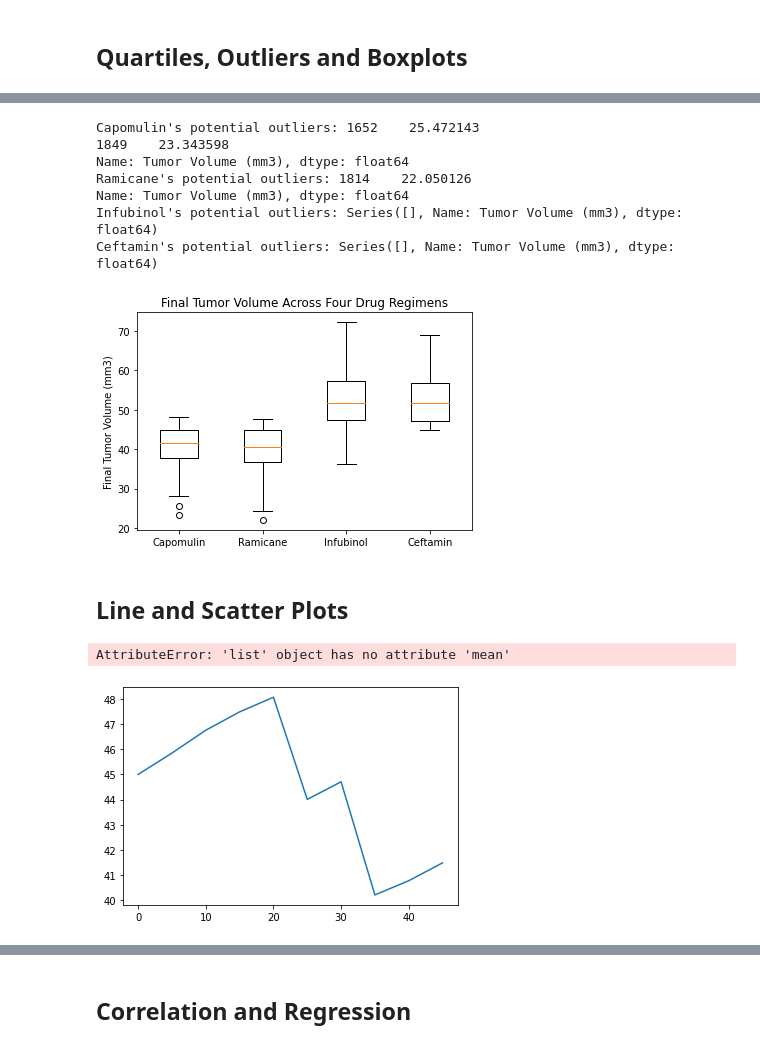
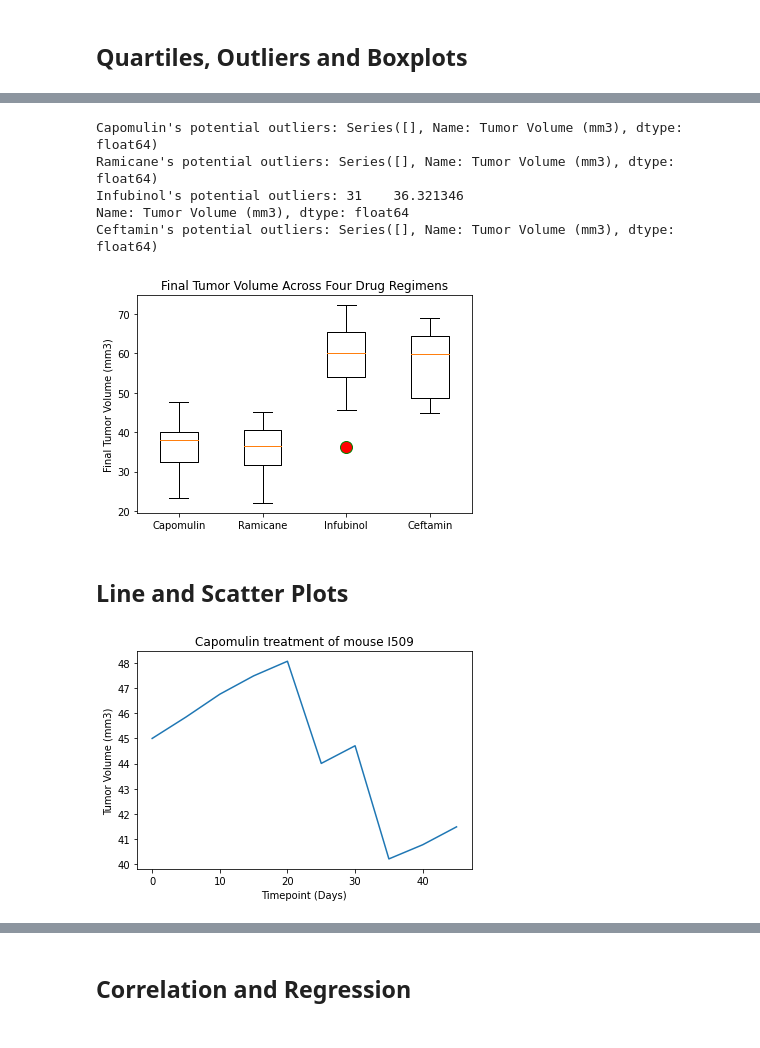
Before and after one commit to estellesantini/data-visualizations-challenge, a Jupyter notebook: Pymaceuticals/pymaceuticals.ipynb, the cells around one changed output, grey strips where cells are left out. Saved outputs shown, nothing was run; the diff lists cells and outputs as text; code cells hidden in the pictures.

```diff
--- a/Pymaceuticals/pymaceuticals.ipynb
+++ b/Pymaceuticals/pymaceuticals.ipynb
@@ -264,9 +282,12 @@ drugs = ['Capomulin', 'Ramicane', 'Infubinol', 'Ceftamin']
 # Create empty list to fill with tumor vol data (for plotting)
 tumor_vol_data = []
 
+# Create a for loop that iterates through the four treatments
 for treatment in drugs:
-    group_df = four_treatments_df[four_treatments_df['Drug Regimen'] == treatment]
+    group_df = timepoint_merge[timepoint_merge['Drug Regimen'] == treatment]
     tumor_volumes = group_df['Tumor Volume (mm3)']
+
+# Define quartiles, lower bound, upper bound, and potential outliers
     quartiles = tumor_volumes.quantile([.25,.5,.75])
     lowerq = quartiles[0.25]
     upperq = quartiles[0.75]
@@ -277,41 +298,45 @@ for treatment in drugs:
     print(f"{treatment}'s potential outliers: {outliers}")
     tumor_vol_data.append(tumor_volumes)
 # %% [output]
-Capomulin's potential outliers: 1652    25.472143
-1849    23.343598
+Capomulin's potential outliers: Series([], Name: Tumor Volume (mm3), dtype: float64)
+Ramicane's potential outliers: Series([], Name: Tumor Volume (mm3), dtype: float64)
+Infubinol's potential outliers: 31    36.321346
 Name: Tumor Volume (mm3), dtype: float64
-Ramicane's potential outliers: 1814    22.050126
-Name: Tumor Volume (mm3), dtype: float64
-Infubinol's potential outliers: Series([], Name: Tumor Volume (mm3), dtype: float64)
 Ceftamin's potential outliers: Series([], Name: Tumor Volume (mm3), dtype: float64)
 # %%
 # Generate a box plot that shows the distrubution of the tumor volume for each treatment group.
+flierprops = dict(marker='o', markerfacecolor='r', markersize=12,
+                linestyle='none', markeredgecolor='g')
 fig1, ax1 = plt.subplots()
+
+#Labels
 ax1.set_title('Final Tumor Volume Across Four Drug Regimens')
 ax1.set_ylabel('Final Tumor Volume (mm3)')
 ax1.set_xticklabels(drugs)
-ax1.boxplot(tumor_vol_data)
+
+#Create a boxplot
+ax1.boxplot(tumor_vol_data, flierprops=flierprops)
+
 plt.show()
 # %% [output]
-[figure, old version]
+[figure, new version]
 # %% [markdown]
 ## Line and Scatter Plots
 # %%
 # Generate a line plot of tumor volume vs. time point for a mouse treated with Capomulin
 
 #Look at all data for a mouse treated with Capomul
 capomul_mouse = clean_df[(clean_df['Mouse ID'] == 'l509')]
 
 #Plot the volume vs. time point for that mouse
-plt.plot(capomul_mouse["Timepoint"], capomul_mouse["Tumor Volume (mm3)"]).mean()
+plt.plot(capomul_mouse["Timepoint"], capomul_mouse["Tumor Volume (mm3)"])
 
 #Label the axis and give the plot a title
 plt.xlabel('Timepoint (Days)')
 plt.ylabel('Tumor Volume (mm3)')
 plt.title('Capomulin treatment of mouse I509')
 
 plt.show()
 # %% [output]
-AttributeError: 'list' object has no attribute 'mean'
-[figure, old version]
+[figure, new version]
 # %%
```
Also changed, not shown: parts of 10 cells of this notebook, 1 other file.
